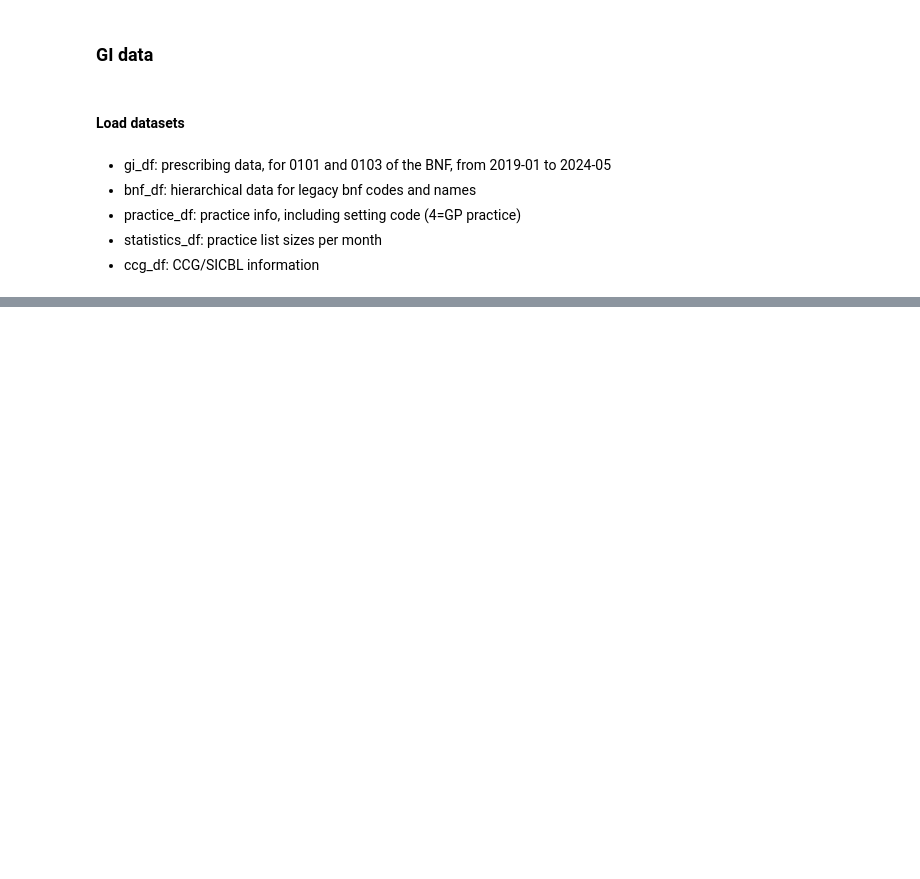
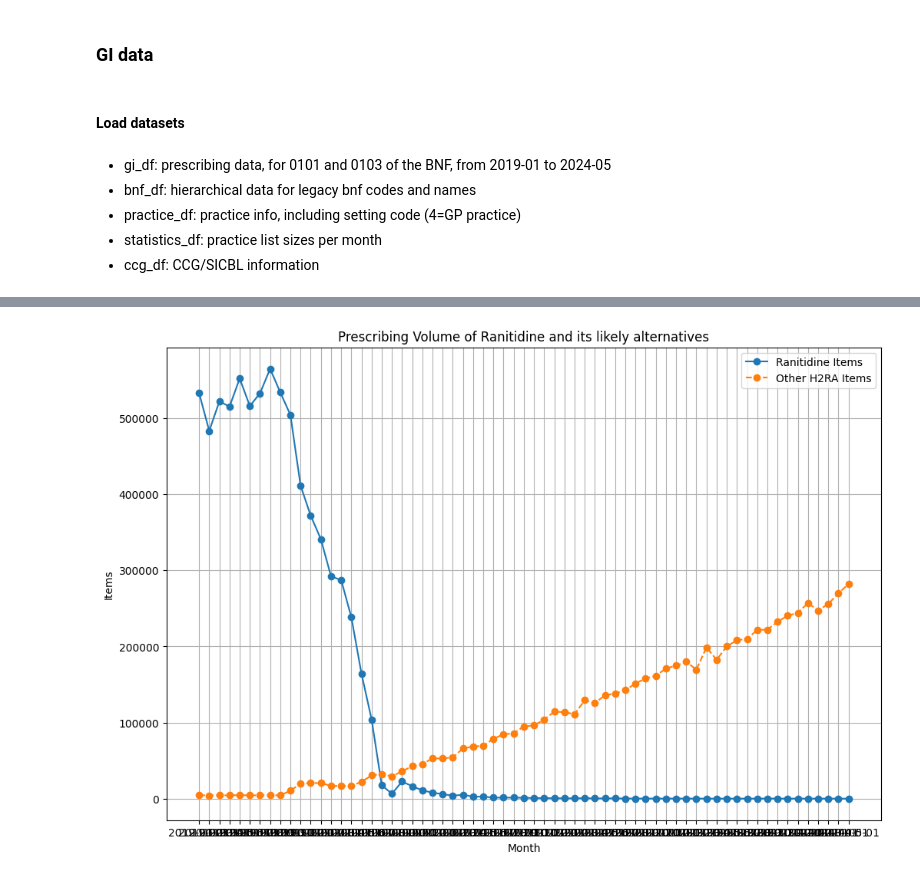
Before and after one commit to ebmdatalab/med-student-omeprazole, a Jupyter notebook: notebooks/Omeprazole shortage.ipynb, the cells around one changed output, grey strips where cells are left out. Saved outputs shown, nothing was run; the diff lists cells and outputs as text; code cells hidden in the pictures; blank space fills up the shorter version.

```diff
--- a/notebooks/Omeprazole shortage.ipynb
+++ b/notebooks/Omeprazole shortage.ipynb
@@ -25,0 +88,8 @@ ccg_df = pd.read_csv(os.path.join("..","data","ccg_df.csv"))
+# %%
+alternative_H2RA = ['0103010H0', '0103010N0', '0103010D0']
+# %%
+regex_pattern = '^' + '|'.join([prefix for prefix in alternative_H2RA])
+
+data_filtered_alternative_H2RA = gi_df[gi_df['bnf_code'].str.contains(regex_pattern, na=False)]
+
+print(data_filtered_alternative_H2RA)
@@ -25,0 +114,4 @@ ccg_df = pd.read_csv(os.path.join("..","data","ccg_df.csv"))
+# %%
+H2RA_monthly_totals = data_filtered_alternative_H2RA.groupby('month')['items'].sum().reset_index()
+
+print(H2RA_monthly_totals)
@@ -25,0 +133,23 @@ ccg_df = pd.read_csv(os.path.join("..","data","ccg_df.csv"))
+# %%
+# Plot the original monthly totals for Ranitidine
+plt.figure(figsize=(12, 8))
+plt.plot(ranitidine_monthly_totals['month'], ranitidine_monthly_totals['items'], marker='o', label='Ranitidine Items')
+
+# Plot the aggregated totals for the Alternative H2RA chemicals
+plt.plot(H2RA_monthly_totals['month'], H2RA_monthly_totals['items'], marker='o', linestyle='--', label='Other H2RA Items')
+
+# Add titles and labels
+plt.title('Prescribing Volume of Ranitidine and its likely alternatives')
+plt.xlabel('Month')
+plt.ylabel('Items')
+
+# Adding a legend to differentiate the lines
+plt.legend()
+
+# Adding grid for better readability
+plt.grid(True)
+
+# Display the plot
+plt.show()
+# %% [output]
+[figure, added]
```
Also changed, not shown: parts of 8 cells of this notebook, 1 other file.
